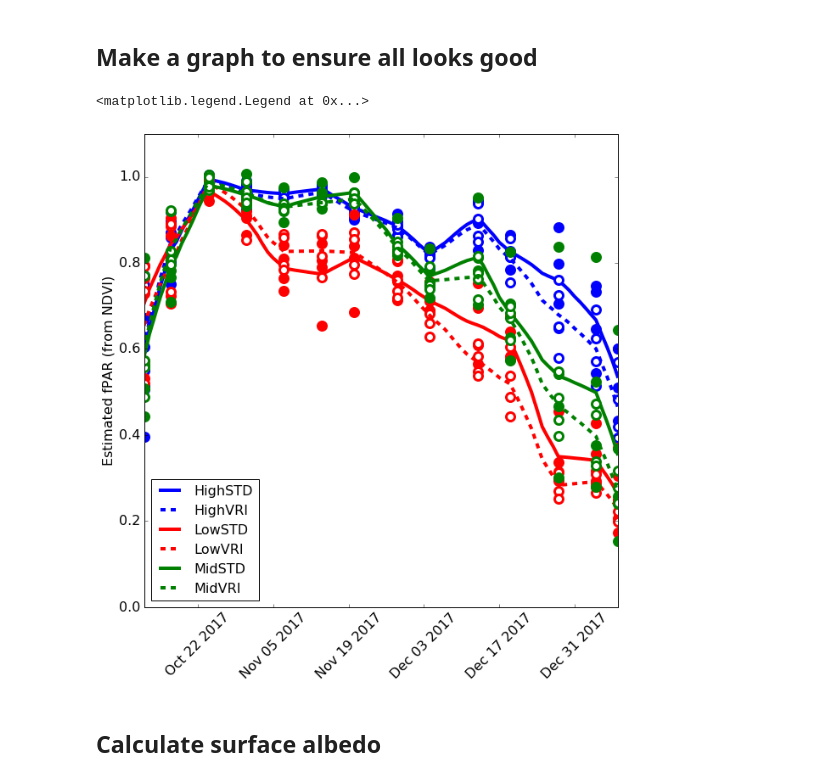
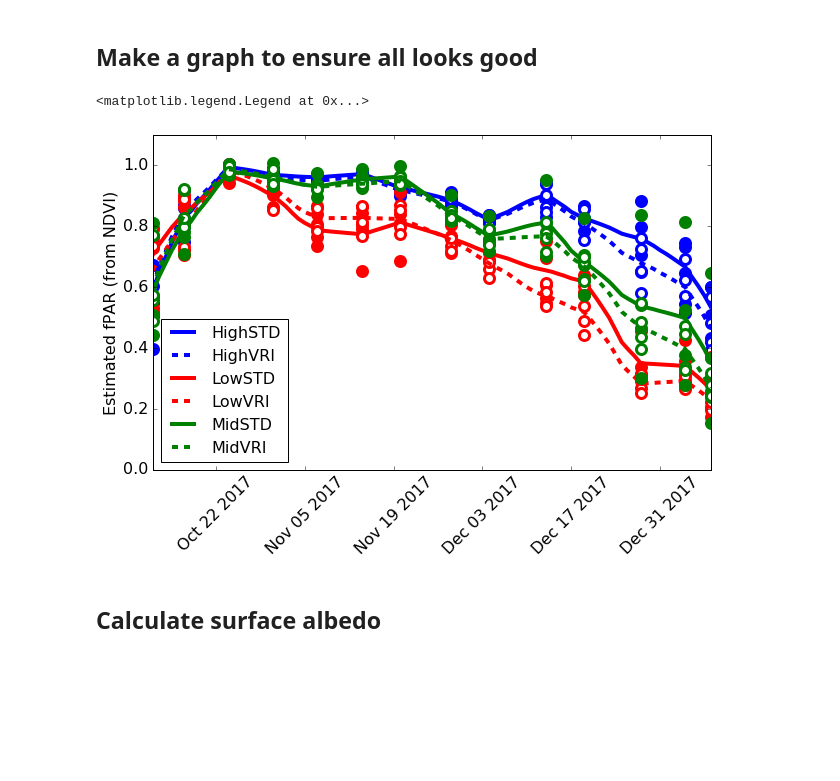
Before and after one commit to HamishBrownPFR/MVI, a Jupyter notebook: RA1.3/CoverCalculations.ipynb, the cells around one changed output. Saved outputs shown, nothing was run; the diff lists cells and outputs as text; code cells hidden in the pictures; blank space fills up the shorter version.

Commit message:
Tidying up graphs for paper

```diff
--- a/RA1.3/CoverCalculations.ipynb
+++ b/RA1.3/CoverCalculations.ipynb
@@ -114,29 +114,29 @@ for plot in DailyfPAR.columns:
 # %% [markdown]
 ## Make a graph to ensure all looks good
 # %%
-NDVIGraph = plt.figure(figsize=(10,10))
+NDVIGraph = plt.figure(figsize=(10,6))
 Irrigs = ['STD', 'VRI',]
 fills = ['b','w','r','w','g','w']
 lines = ['-','--','-','--','-','--']
 Zones = ['High', 'Low', 'Mid']
 edges = ['b','b','r','r','g','g']
 Reps = [1.0, 2.0, 3.0, 4.0]
 pos = -1
 for Zone in Zones:
     for Irrig in Irrigs:
         pos+=1
         for Rep in Reps:
             Plot = fPARndvi.ix[(Zone,Irrig,Rep),:]
             plt.plot(Plot.index,Plot.est,'o',mec=edges[pos],mfc=fills[pos],ms=10,mew=3,label='_nolegend_')
         plt.plot(DailyfPARMeans.index,DailyfPARMeans.ix[:,(Zone,Irrig)],lines[pos],color=edges[pos],label=Zone+Irrig,lw=4)
 plt.ylabel('Estimated fPAR (from NDVI)',fontsize=16)
 plt.xticks(rotation=45)
 plt.tick_params(labelsize=16)
 plt.ylim(0,1.1)
 plt.legend(loc=3,fontsize=16)
 # %% [output]
 <matplotlib.legend.Legend at 0x...>
-[figure, old version]
+[figure, new version]
 # %% [markdown]
 ## Calculate surface albedo
 # %%
```
Also changed, not shown: 3 other files.
